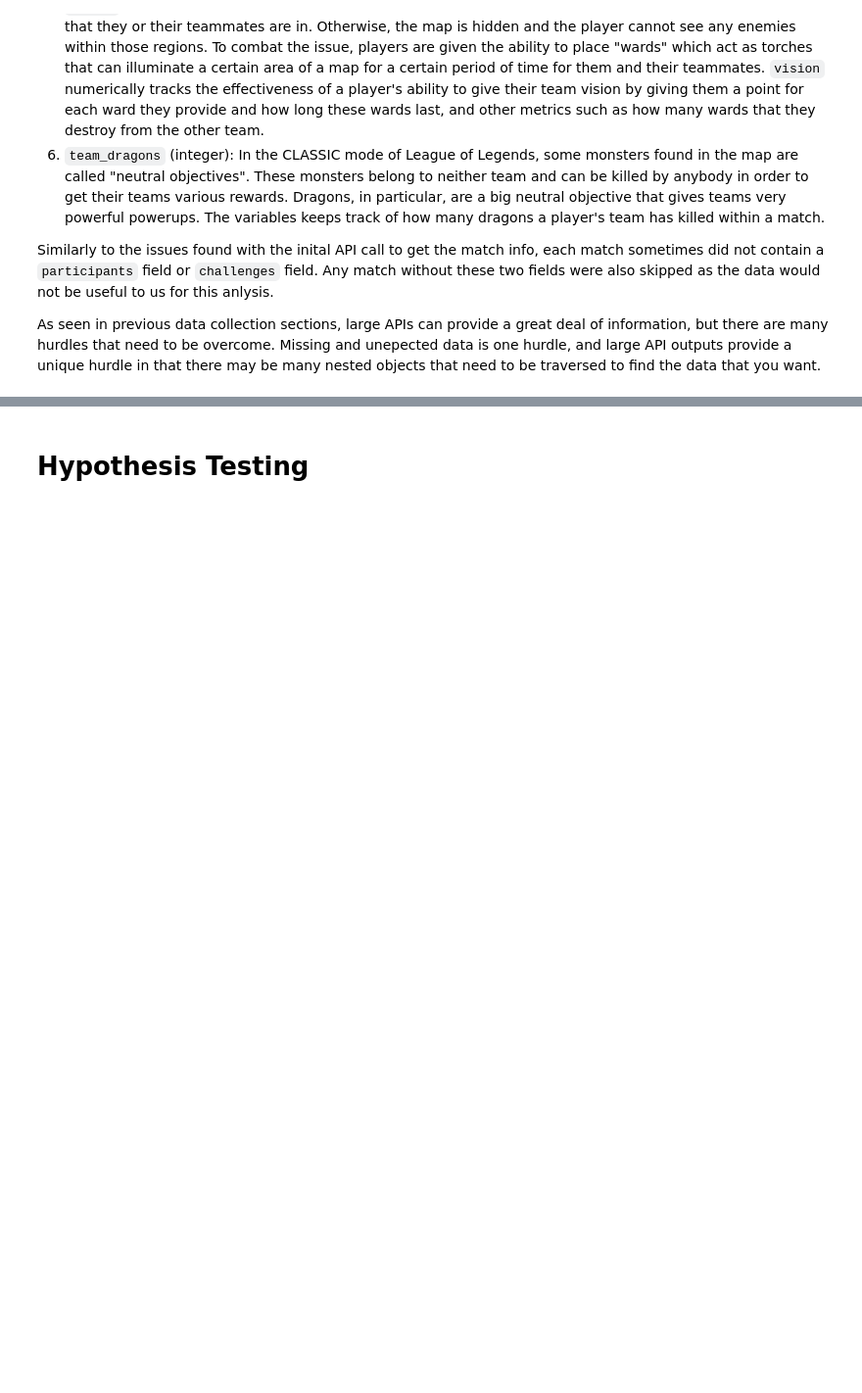
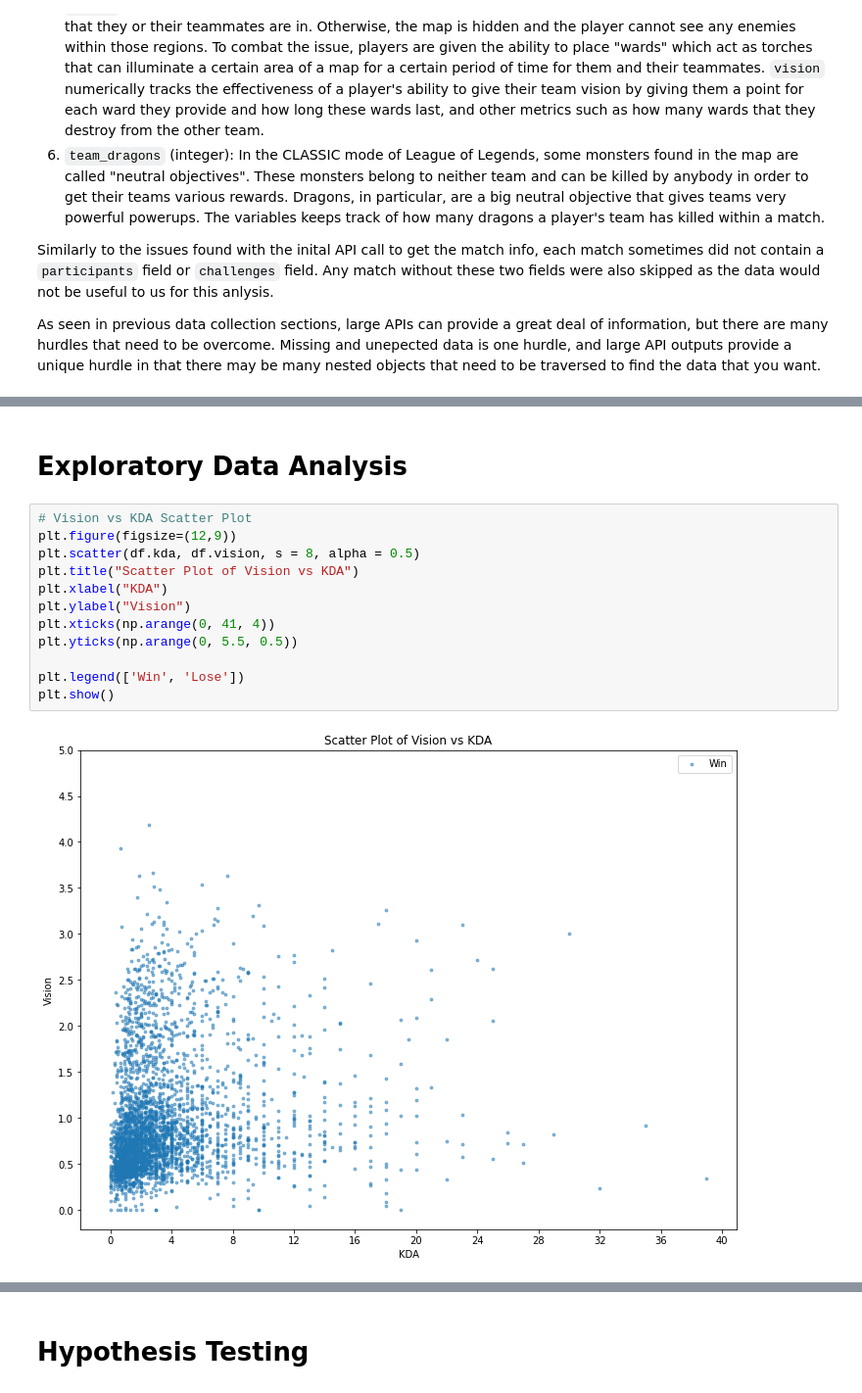
Before and after one commit to dvnmn/320-final-project, a Jupyter notebook: 320_Final_Project.ipynb, the cells around one changed output, grey strips where cells are left out. Shown at 98% size. Cells and saved outputs as stored; diff of their text form; blank space fills up the shorter version.

Commit message:
added exploratory analysis

```diff
--- a/320_Final_Project.ipynb
+++ b/320_Final_Project.ipynb
@@ -182,0 +183,16 @@ df
+# %% [markdown]
+# Exploratory Data Analysis
+# %%
+# Vision vs KDA Scatter Plot
+plt.figure(figsize=(12,9))
+plt.scatter(df.kda, df.vision, s = 8, alpha = 0.5)
+plt.title("Scatter Plot of Vision vs KDA")
+plt.xlabel("KDA")
+plt.ylabel("Vision")
+plt.xticks(np.arange(0, 41, 4))
+plt.yticks(np.arange(0, 5.5, 0.5))
+
+plt.legend(['Win', 'Lose'])
+plt.show()
+# %% [output]
+[figure, added]
```
Also changed, not shown: parts of 7 cells of this notebook.
